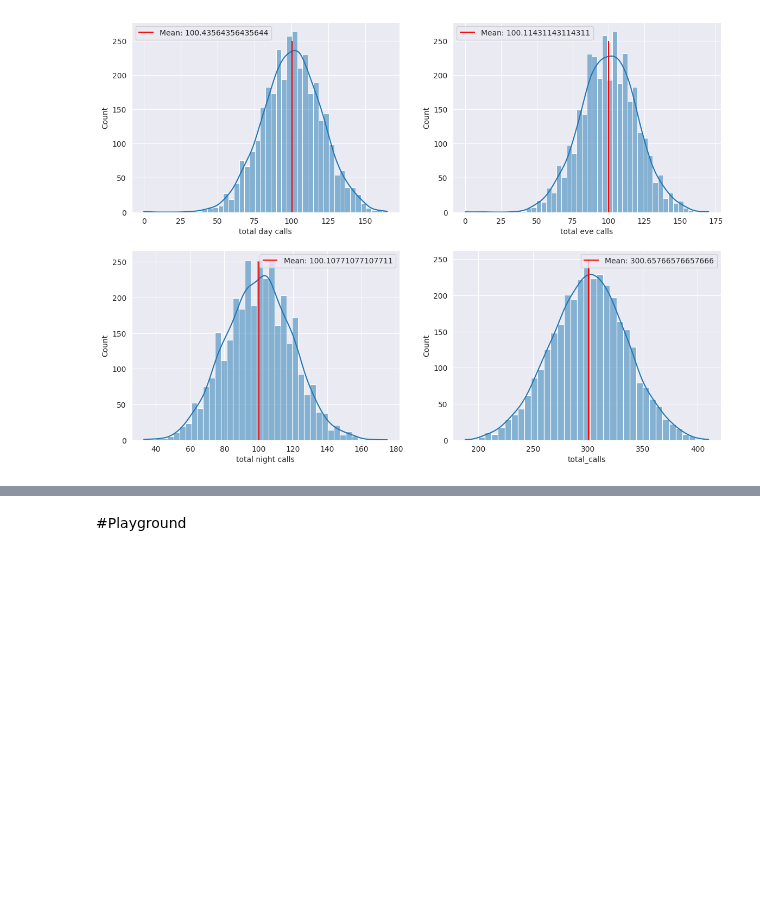
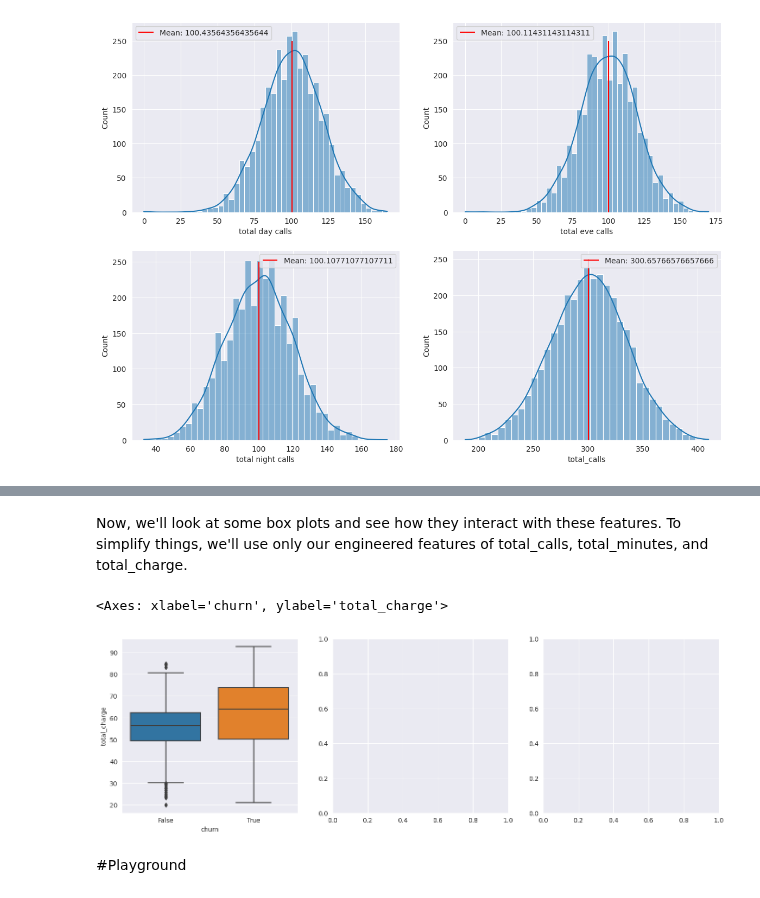
Before and after one commit to bmjaron/phase_3_project, a Jupyter notebook: Untitled1.ipynb, the cells around one changed output, grey strips where cells are left out. Cells and saved outputs as stored; diff of their text form; code cells hidden in the pictures; blank space fills up the shorter version.

```diff
--- a/Untitled1.ipynb
+++ b/Untitled1.ipynb
@@ -252,3 +286,12 @@ for n, col in enumerate(['total day calls', 'total eve calls', 'total night call
+# %% [markdown]
+Now, we'll look at some box plots and see how they interact with these features. To simplify things, we'll use only our engineered features of total_calls, total_minutes, and total_charge.
+# %%
+fig, axes = plt.subplots(1,3,figsize=(17,5))
+
+sns.boxplot(x=df['churn'], y=charges['total_charge'], ax=axes[0])
+# %% [output]
+<Axes: xlabel='churn', ylabel='total_charge'>
+[figure, added]
 # %% [markdown]
 #Playground
 # %%
```
Also changed, not shown: parts of 3 cells of this notebook.
